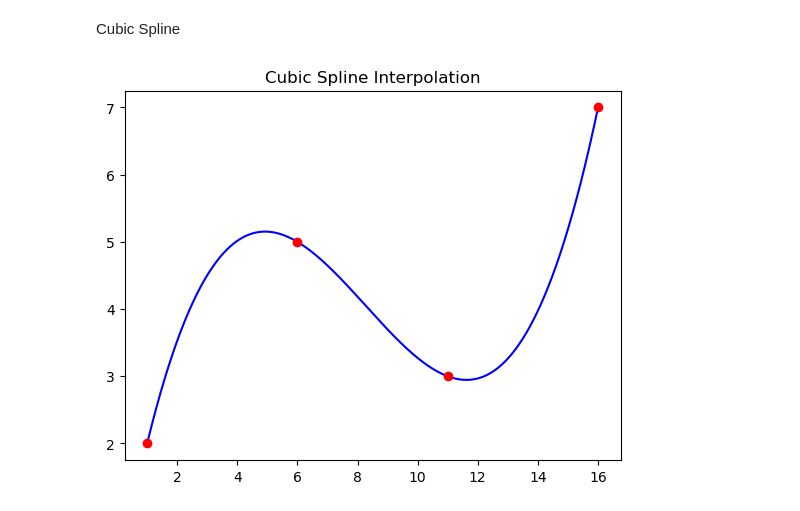
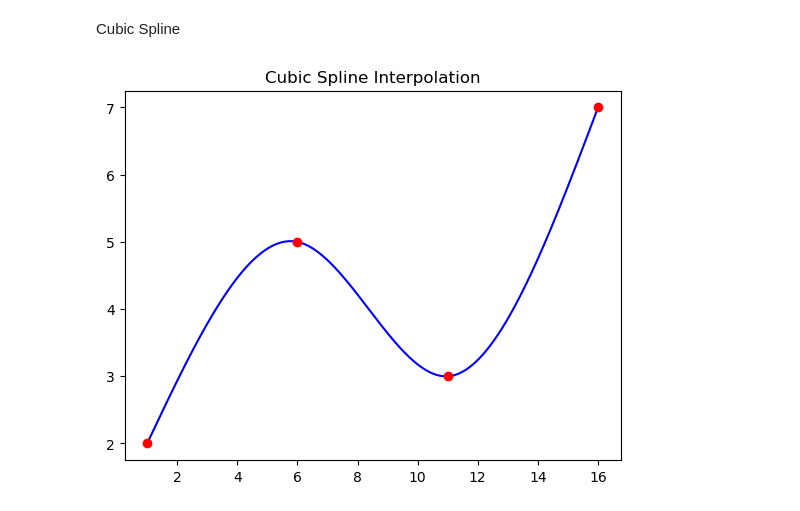
Before and after one commit to Abdhy-Samoedra/scientificComp_python, a Jupyter notebook: LAB/Session3.ipynb, the cells around one changed output. Drawn from its saved outputs; the diff is of its cells as text; code cells hidden in the pictures.

```diff
--- a/LAB/Session3.ipynb
+++ b/LAB/Session3.ipynb
@@ -81,14 +81,14 @@ plt.show()
 # %% [markdown]
 Cubic Spline
 # %%
-functionCubic = CubicSpline(x , y)
+functionCubic = CubicSpline(x , y,bc_type='natural')
 
 x_baru = np.linspace(x[0], x[-1], 1000)
 y_baru = functionCubic(x_baru)
 
 plt.title("Cubic Spline Interpolation")
 plt.plot(x_baru , y_baru,'b-')
 plt.plot(x , y ,'ro')
 plt.show()
 # %% [output]
-[figure, old version]
+[figure, new version]
```
